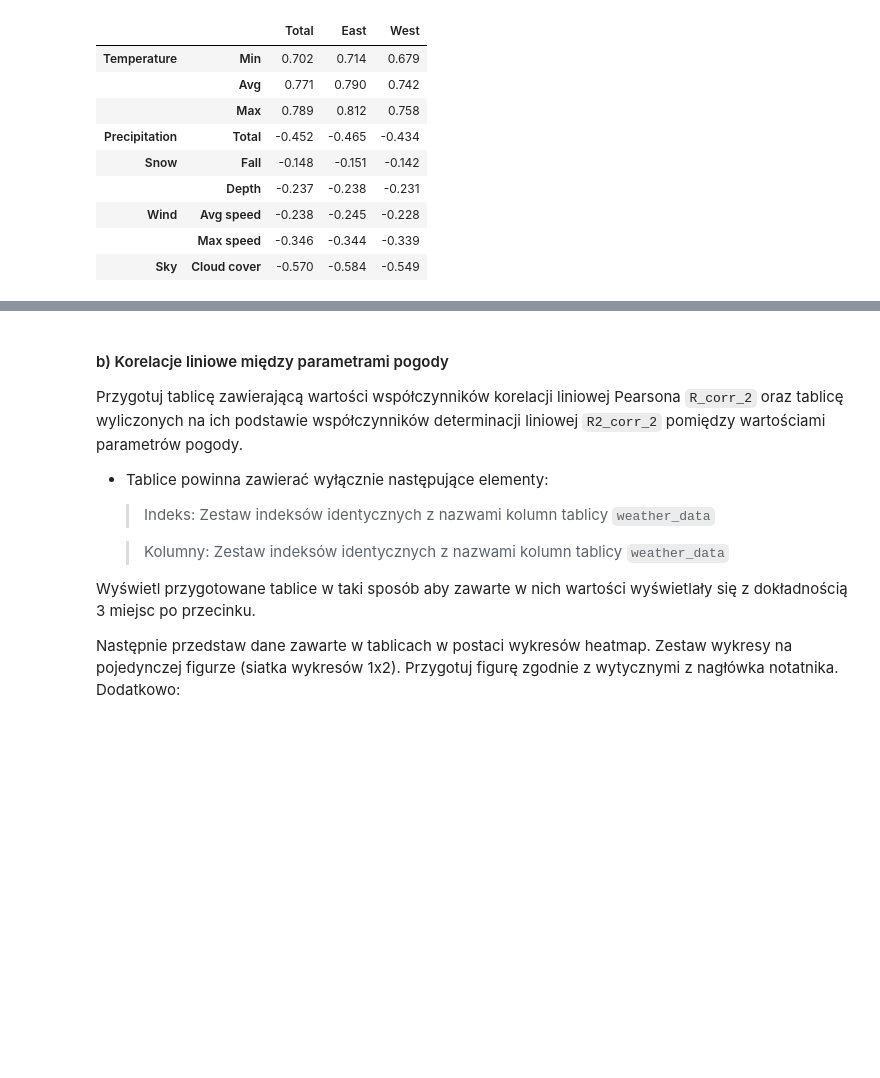
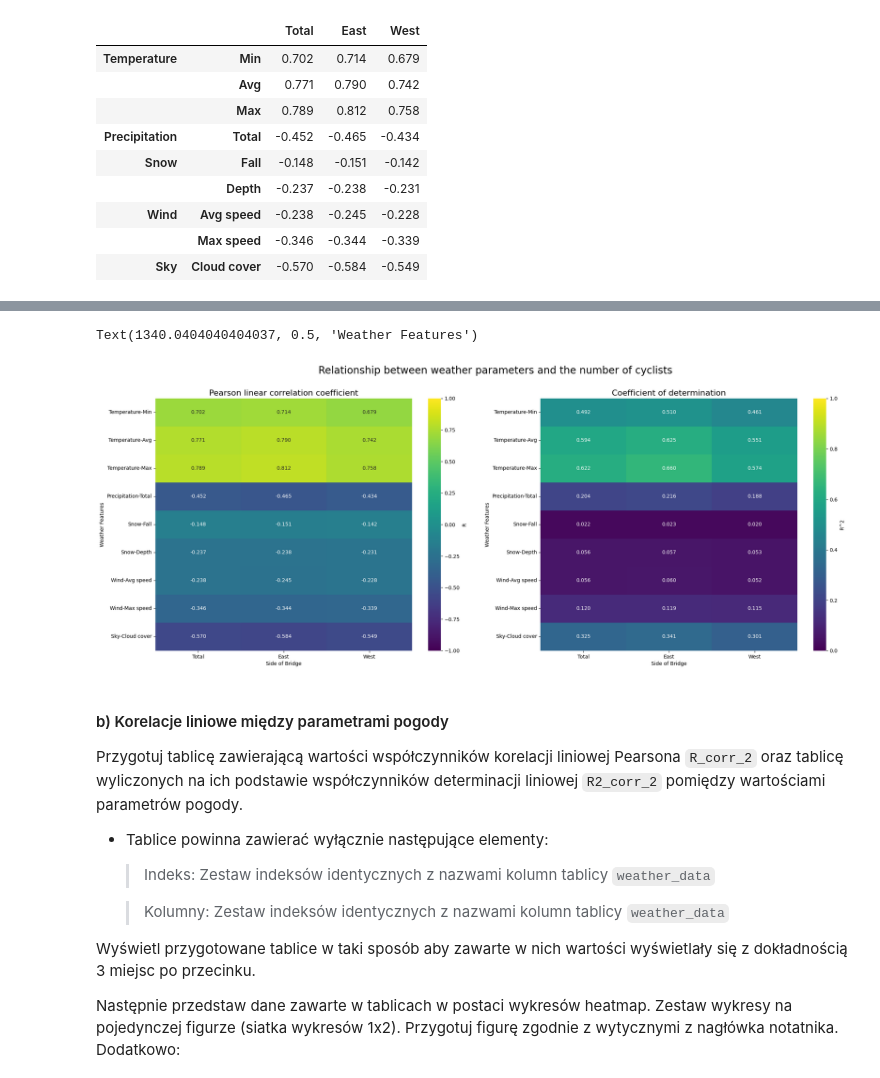
Before and after one commit to kubanskan/AGHCourse-DataAnalysisPython, a Jupyter notebook: Project3-DescriptiveStatisticsPart3/ZZ03_CZ03.ipynb, the cells around one changed output, grey strips where cells are left out. Cells and saved outputs as stored; diff of their text form; code cells hidden in the pictures; blank space fills up the shorter version.

Commit message:
ZZ03_CZ03 Exercise 4b plots

```diff
--- a/Project3-DescriptiveStatisticsPart3/ZZ03_CZ03.ipynb
+++ b/Project3-DescriptiveStatisticsPart3/ZZ03_CZ03.ipynb
@@ -135,7 +147,20 @@ assert np.isclose(R2_corr_1.loc[("Precipitation", "Total"), "East"], 0.216026056
 assert np.isclose(R2_corr_1.loc[("Sky", "Cloud cover"), "West"], 0.3012666920823503)
 # %%
 # Wykresy
-# YOUR CODE HERE
+fig, ax = plt.subplots(1, 2, figsize=(25, 9))
+fig.suptitle('Relationship between weather parameters and the number of cyclists ', fontsize = 20)
+sns.heatmap(data=R_corr_1.astype(float), ax=ax[0], fmt=".3f", cmap='viridis', cbar_kws={'label': 'R'}, annot=True, vmin=-1, vmax=1)
+ax[0].set_title("Pearson linear correlation coefficient", fontsize=16)
+ax[0].set_xlabel("Side of Bridge")
+ax[0].set_ylabel("Weather Features")
+
+sns.heatmap(data=R2_corr_1.astype(float), ax=ax[1], fmt=".3f", cmap='viridis', cbar_kws={'label': 'R^2'}, annot=True, vmin=0, vmax=1)
+ax[1].set_title("Coefficient of determination", fontsize=16)
+ax[1].set_xlabel("Side of Bridge")
+ax[1].set_ylabel("Weather Features")
+# %% [output]
+Text(1340.0404040404037, 0.5, 'Weather Features')
+[figure, added]
 # %% [markdown]
 #### b) Korelacje liniowe między parametrami pogody
 
```
Also changed, not shown: parts of 1 cell of this notebook.
